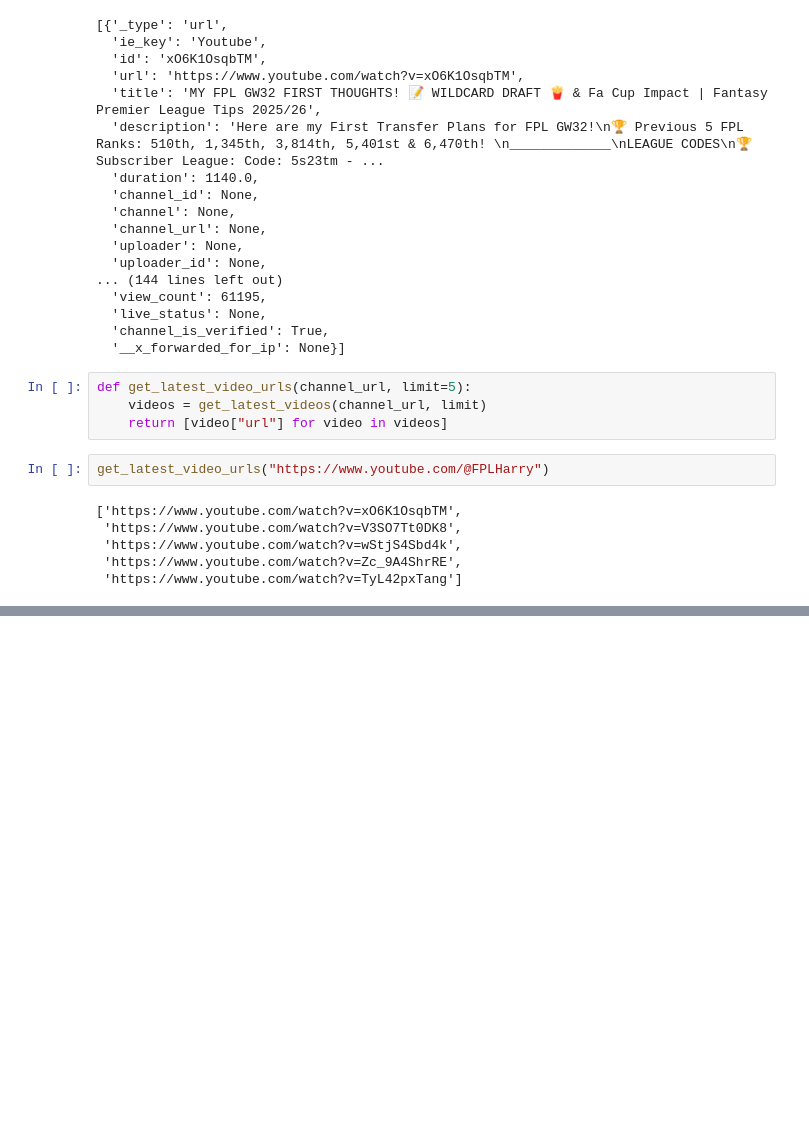
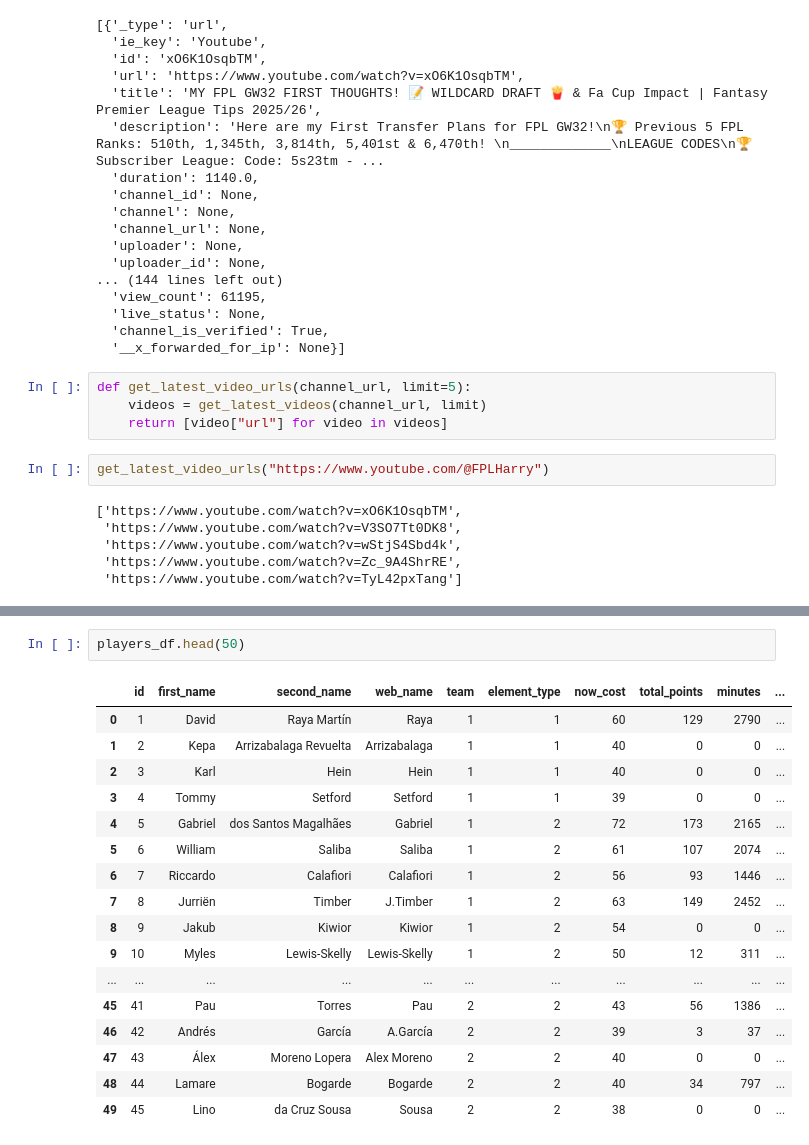
Before and after one commit to TumeloKonaite/FPL-Technocrat, a Jupyter notebook: notebooks/experimentations.ipynb, the cells around one changed output, grey strips where cells are left out. Drawn from its saved outputs; the diff is of its cells as text; blank space fills up the shorter version.

```diff
--- a/notebooks/experimentations.ipynb
+++ b/notebooks/experimentations.ipynb
@@ -186,0 +281,20 @@ get_latest_video_urls("https://www.youtube.com/@FPLHarry")
+# %%
+players_df.head(50)
+# %% [output]
+|  | id | first_name | second_name | web_name | team | element_type | now_cost | total_points | minutes | ... |
+| 0 | 1 | David | Raya Martín | Raya | 1 | 1 | 60 | 129 | 2790 | ... |
+| 1 | 2 | Kepa | Arrizabalaga Revuelta | Arrizabalaga | 1 | 1 | 40 | 0 | 0 | ... |
+| 2 | 3 | Karl | Hein | Hein | 1 | 1 | 40 | 0 | 0 | ... |
+| 3 | 4 | Tommy | Setford | Setford | 1 | 1 | 39 | 0 | 0 | ... |
+| 4 | 5 | Gabriel | dos Santos Magalhães | Gabriel | 1 | 2 | 72 | 173 | 2165 | ... |
+| 5 | 6 | William | Saliba | Saliba | 1 | 2 | 61 | 107 | 2074 | ... |
+| 6 | 7 | Riccardo | Calafiori | Calafiori | 1 | 2 | 56 | 93 | 1446 | ... |
+| 7 | 8 | Jurriën | Timber | J.Timber | 1 | 2 | 63 | 149 | 2452 | ... |
+| 8 | 9 | Jakub | Kiwior | Kiwior | 1 | 2 | 54 | 0 | 0 | ... |
+| 9 | 10 | Myles | Lewis-Skelly | Lewis-Skelly | 1 | 2 | 50 | 12 | 311 | ... |
+| ... | ... | ... | ... | ... | ... | ... | ... | ... | ... | ... |
+| 45 | 41 | Pau | Torres | Pau | 2 | 2 | 43 | 56 | 1386 | ... |
+| 46 | 42 | Andrés | García | A.García | 2 | 2 | 39 | 3 | 37 | ... |
+| 47 | 43 | Álex | Moreno Lopera | Alex Moreno | 2 | 2 | 40 | 0 | 0 | ... |
+| 48 | 44 | Lamare | Bogarde | Bogarde | 2 | 2 | 40 | 34 | 797 | ... |
+| 49 | 45 | Lino | da Cruz Sousa | Sousa | 2 | 2 | 38 | 0 | 0 | ... |
```
Also changed, not shown: parts of 6 cells of this notebook, 1 other file.
